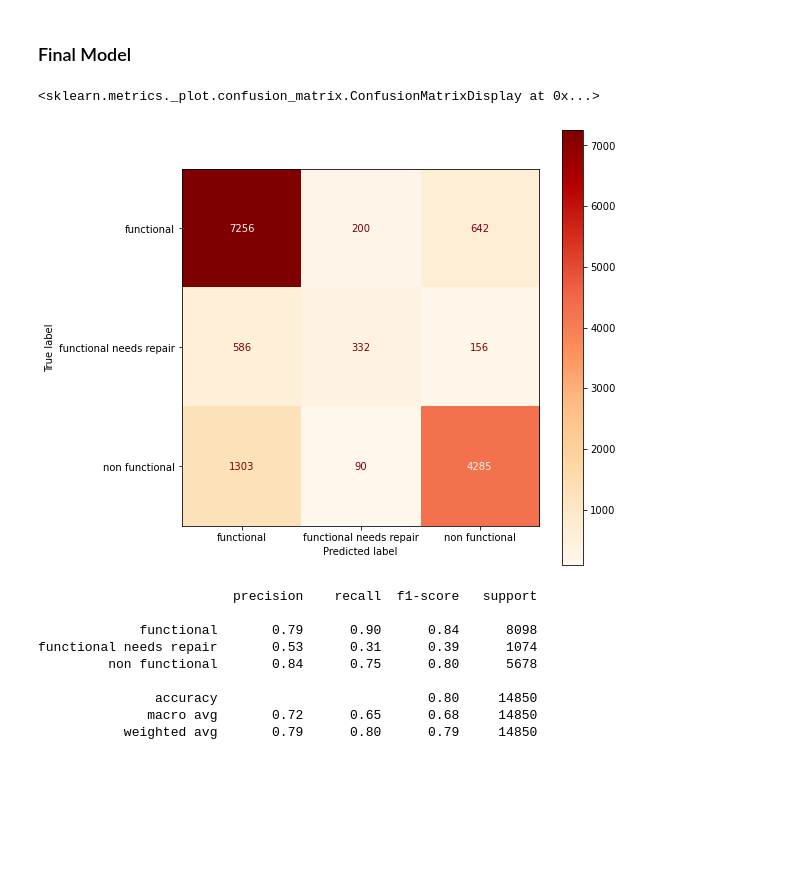
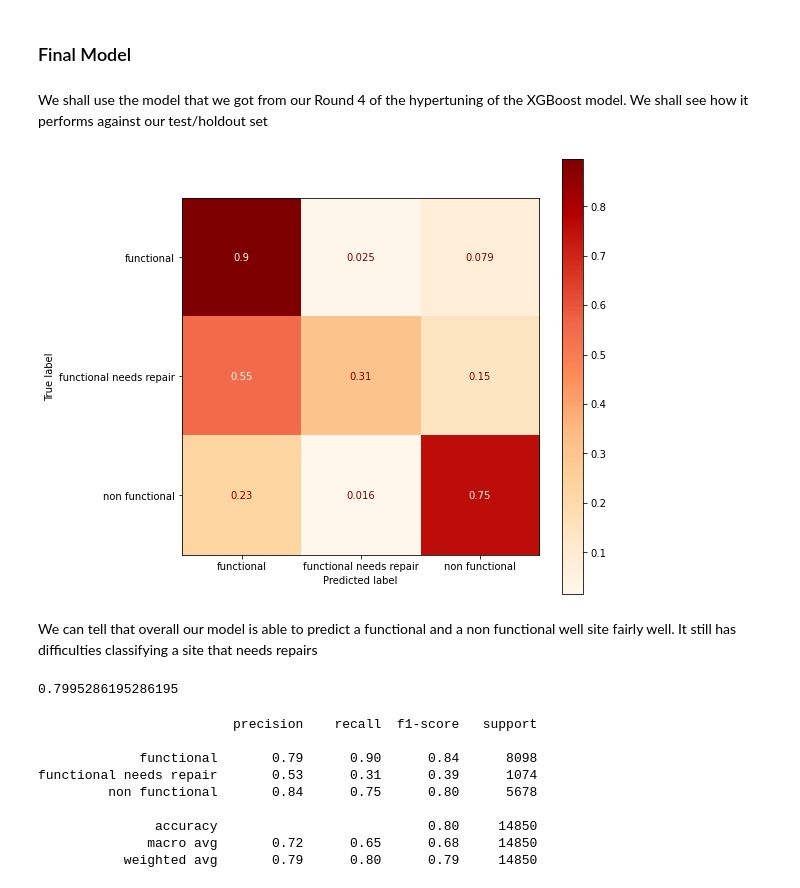
Before and after one commit to ssaeed85/dsc-ph3-TanzaniaWaterWell, a Jupyter notebook: Notebook_DataCleaning.ipynb, the cells around one changed output. Cells and saved outputs as stored; diff of their text form; code cells hidden in the pictures; blank space fills up the shorter version.

```diff
--- a/Notebook_DataCleaning.ipynb
+++ b/Notebook_DataCleaning.ipynb
@@ -959,12 +988,27 @@ final_model =  final_model_pipe.fit(X_train,y_train)
-# %%
-preds = final_model_pipe.predict(X_test)
-cm = confusion_matrix(y_test, preds, labels=final_model_pipe.classes_)
-disp = ConfusionMatrixDisplay(cm, display_labels=final_model_pipe.classes_)
-fig, ax = plt.subplots(figsize=(8, 8))
-disp.plot(cmap='OrRd', ax=ax)
-# %% [output]
-<sklearn.metrics._plot.confusion_matrix.ConfusionMatrixDisplay at 0x...>
-[figure, removed]
+# %% [markdown]
+We shall use the model that we got from our Round 4 of the hypertuning of the XGBoost model. We shall see how it performs against our test/holdout set
+# %%
+final_model =  pickle.load(open(f'models/xgbrf_gs4.sav', 'rb')).best_estimator_
+# %%
+fig, ax = plt.subplots(figsize=(8, 8))
+
+disp = ConfusionMatrixDisplay.from_estimator(
+        final_model,
+        X_test,
+        y_test,
+        display_labels=final_model.classes_,
+        cmap='OrRd',
+        normalize='true',
+        ax=ax
+    )
+# %% [output]
+[figure, added]
+# %% [markdown]
+We can tell that overall our model is able to predict a functional and a non functional well site fairly well. It still has difficulties classifying a site that needs repairs
+# %%
+final_model.score(X_test, y_test)
+# %% [output]
+0.7995286195286195
 # %%
 print(classification_report(y_test,preds))
 # %% [output]
```
Also changed, not shown: parts of 32 cells of this notebook.
